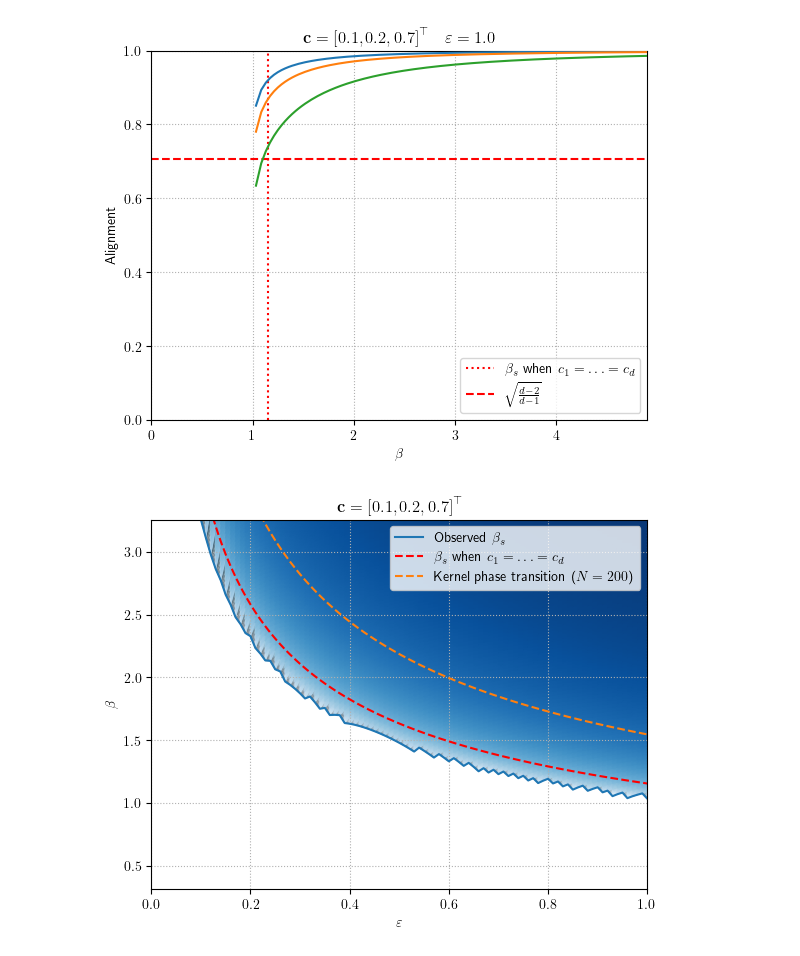
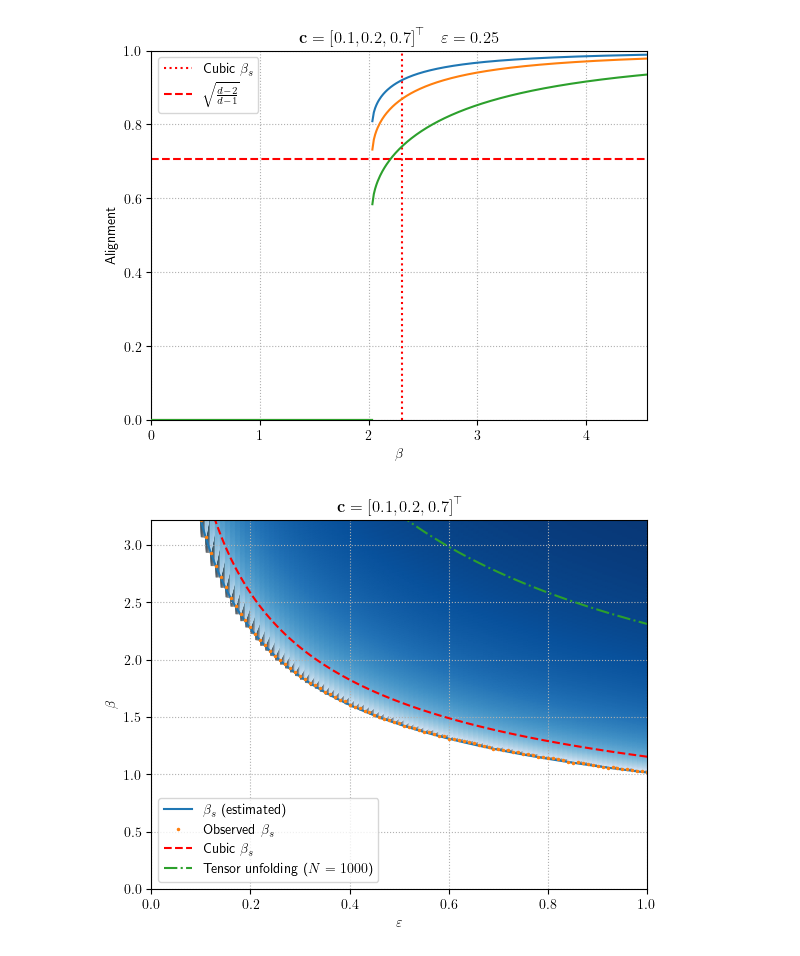
Before and after one commit to HugoLebeau/tensor_rank1approx, a Jupyter notebook: phase_transition.ipynb, the cells around one changed output. Saved outputs shown, nothing was run; the diff lists cells and outputs as text; code cells hidden in the pictures.

Commit message:
cleaner phase transition

```diff
--- a/phase_transition.ipynb
+++ b/phase_transition.ipynb
@@ -11,18 +11,10 @@ plt.rcParams["text.usetex"] = True
 # %%
 # Set parameters
 c = np.array([0.1, 0.2, 0.7])
-eps_r = np.linspace(0.01, 1, 100)
-sigma_r = np.tile(np.linspace(0.1, 5, 200), (eps_r.size, 1))*eps_r[:, None]
-N = 200
+N = 1000
 
 d = c.size
 ct = (N**(d-2))*np.prod(c[:-1])/c[-1]
 setting = "$\\mathbf{{c}} = {{{}}}^\\top$".format(list(np.round(c, 2)))
-
-beta_r = np.empty_like(sigma_r)*np.nan
-align_r = np.empty((*sigma_r.shape, c.size))*np.nan
-beta_pht = np.empty_like(eps_r)*np.nan
-align_pht = np.empty((eps_r.size, d))*np.nan
-kernel_pht = np.empty_like(eps_r)*np.nan
 # %%
 # Compute asymptotic alignments, phase transition and kernel phase transition
@@ -44,6 +49,5 @@ for i, eps in enumerate(tqdm(eps_r)):
 # %%
-# i_eps = eps_r.size//3
-i_eps = -1
+i_eps = 24
 setting_eps = setting+"$\\quad \\varepsilon = {}$".format(np.round(eps_r[i_eps], 2))
 # %%
 plt.plot(beta_r[i_eps], sigma_r[i_eps], color='C0', label="$\\sigma^\\infty$")
@@ -61,6 +65,9 @@ plt.title(setting_eps);
 # %%
-plt.plot(beta_r[i_eps], align_r[i_eps], zorder=3)
-plt.axvline(x=np.sqrt(((d-1)/(eps_r[i_eps]*d))*((d-1)/(d-2))**(d-2)), color='red', ls=':', label="$\\beta_s$ when $c_1 = \\dots = c_d$", zorder=2)
+for i in range(d):
+    col = 'C'+str(i)
+    plt.plot(beta_r[i_eps][:idx_pht[i_eps]], align_r[i_eps][:idx_pht[i_eps]][:, i], color=col, zorder=3)
+    plt.plot(beta_r[i_eps][idx_pht[i_eps]:], align_r[i_eps][idx_pht[i_eps]:][:, i], color=col, zorder=3)
+plt.axvline(x=np.sqrt(((d-1)/(eps_r[i_eps]*d))*((d-1)/(d-2))**(d-2)), color='red', ls=':', label="Cubic $\\beta_s$", zorder=2)
 plt.axhline(y=np.sqrt((d-2)/(d-1)), ls='--', color='red', label="$\\sqrt{\\frac{d-2}{d-1}}$", zorder=2)
 plt.grid(ls=':')
 plt.xlim(0, np.nanmax(beta_r[i_eps]))
@@ -70,26 +77,29 @@ plt.ylabel("Alignment")
 plt.legend()
 plt.title(setting_eps);
 # %% [output]
-[figure, old version]
+[figure, new version]
 # %%
 mask_pht = ~np.isnan(beta_pht)
 mean_align = np.mean(align_r, axis=-1)[mask_pht]
+for i in range(np.sum(mask_pht)):
+    mean_align[i, :idx_pht[mask_pht][i]] = np.nan
 eps_mesh = np.tile(eps_r[mask_pht, None], (1, beta_r.shape[1]))
-beta_mesh = np.where(np.isnan(beta_r[mask_pht].T), beta_pht[mask_pht], beta_r[mask_pht].T).T
+beta_mesh = beta_r[mask_pht]
+const = np.nanmin(beta_pht*np.sqrt(eps_r))
 
 beta_pht_max = np.nanmax(beta_pht)
-plt.plot(eps_r, beta_pht, color='C0', label="Observed $\\beta_s$")
-plt.plot(eps_r, np.sqrt(((d-1)/(eps_r*d))*((d-1)/(d-2))**(d-2)), color='red', ls='--', label="$\\beta_s$ when $c_1 = \\dots = c_d$")
-plt.plot(eps_r, kernel_pht, color='C1', ls='--', label="Kernel phase transition ($N = {}$)".format(N))
-ymin, ymax = plt.ylim()
+plt.plot(eps_r, const/np.sqrt(eps_r), color='C0', ls='-', label="$\\beta_s$ (estimated)")
+plt.plot(eps_r, beta_pht, color='C1', marker='.', markersize=3, ls='', label="Observed $\\beta_s$")
+plt.plot(eps_r, np.sqrt(((d-1)/(eps_r*d))*((d-1)/(d-2))**(d-2)), color='red', ls='--', label="Cubic $\\beta_s$")
+plt.plot(eps_r, kernel_pht, color='C2', ls='-.', label="Tensor unfolding ($N = {}$)".format(N))
 plt.pcolormesh(eps_mesh, beta_mesh, mean_align, shading='gouraud', cmap='Blues')
 plt.grid(ls=':')
 plt.xlim(0, 1)
-plt.ylim(ymin, beta_pht_max)
+plt.ylim(0, beta_pht_max)
 plt.xlabel("$\\varepsilon$")
 plt.ylabel("$\\beta$")
 plt.legend()
 plt.title(setting);
 # %% [output]
-[figure, old version]
+[figure, new version]
 # %%
```
Also changed, not shown: parts of 3 cells of this notebook.
